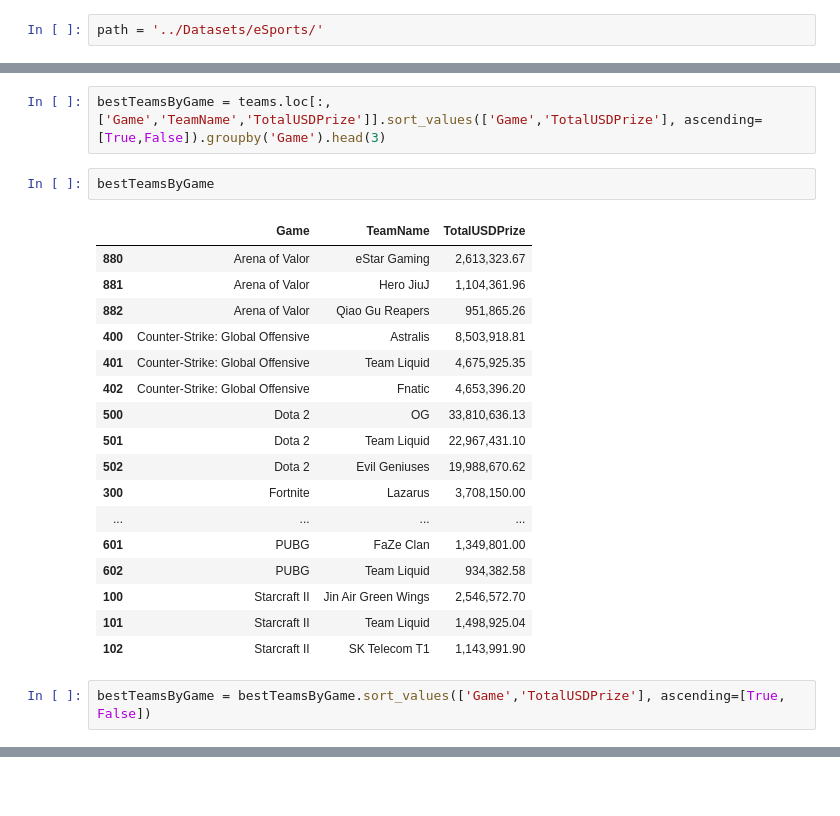
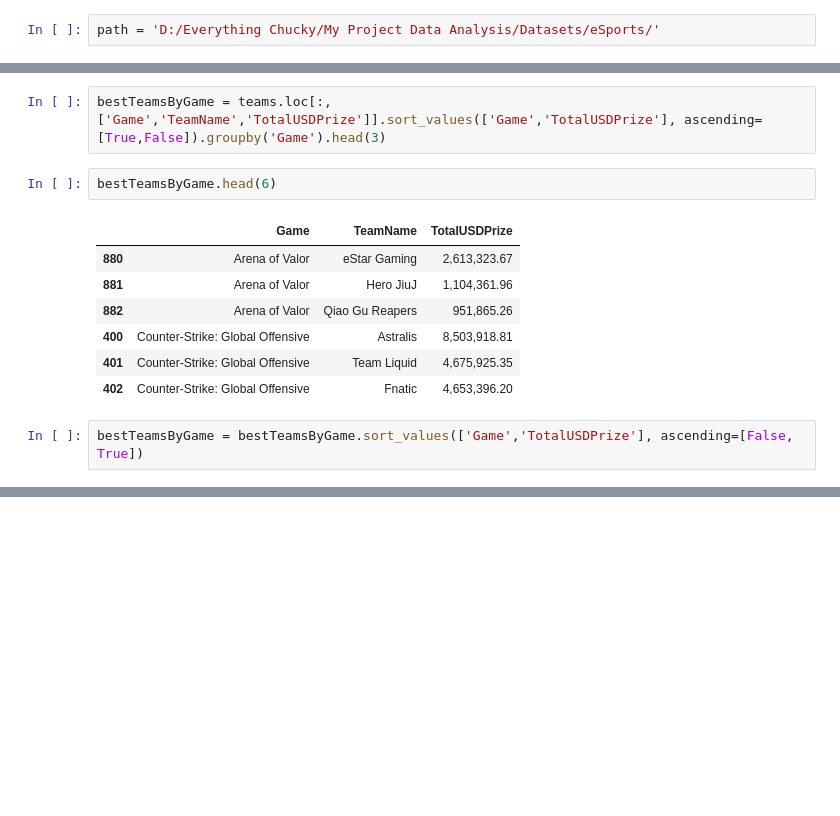
Before and after one commit to Teodor-Cristia/Portfolio, a Jupyter notebook: 3. eSports Earnings/Data Analysis in Jupyter Notebook.ipynb, the cells around one changed output, grey strips where cells are left out. Drawn from its saved outputs; the diff is of its cells as text; blank space fills up the shorter version.

```diff
--- a/3. eSports Earnings/Data Analysis in Jupyter Notebook.ipynb
+++ b/3. eSports Earnings/Data Analysis in Jupyter Notebook.ipynb
@@ -23,7 +23,7 @@ plt.style.use('seaborn')
 # %%
 # Dataset: https://www.kaggle.com/jackdaoud/esports-earnings-for-players-teams-by-game
 # %%
-path = '../Datasets/eSports/'
+path = 'D:/Everything Chucky/My Project Data Analysis/Datasets/eSports/'
 # %%
 countries = pd.read_csv(path + 'country-and-continent-codes-list.csv')
 players = pd.read_csv(path + 'highest_earning_players.csv')
@@ -586,27 +638,17 @@ teams.head()
 # %%
 bestTeamsByGame = teams.loc[:, ['Game','TeamName','TotalUSDPrize']].sort_values(['Game','TotalUSDPrize'], ascending=[True,False]).groupby('Game').head(3)
 # %%
-bestTeamsByGame
+bestTeamsByGame.head(6)
 # %% [output]
 |  | Game | TeamName | TotalUSDPrize |
 | 880 | Arena of Valor | eStar Gaming | 2,613,323.67 |
 | 881 | Arena of Valor | Hero JiuJ | 1,104,361.96 |
 | 882 | Arena of Valor | Qiao Gu Reapers | 951,865.26 |
 | 400 | Counter-Strike: Global Offensive | Astralis | 8,503,918.81 |
 | 401 | Counter-Strike: Global Offensive | Team Liquid | 4,675,925.35 |
 | 402 | Counter-Strike: Global Offensive | Fnatic | 4,653,396.20 |
-| 500 | Dota 2 | OG | 33,810,636.13 |
-| 501 | Dota 2 | Team Liquid | 22,967,431.10 |
-| 502 | Dota 2 | Evil Geniuses | 19,988,670.62 |
-| 300 | Fortnite | Lazarus | 3,708,150.00 |
-| ... | ... | ... | ... |
-| 601 | PUBG | FaZe Clan | 1,349,801.00 |
-| 602 | PUBG | Team Liquid | 934,382.58 |
-| 100 | Starcraft II | Jin Air Green Wings | 2,546,572.70 |
-| 101 | Starcraft II | Team Liquid | 1,498,925.04 |
-| 102 | Starcraft II | SK Telecom T1 | 1,143,991.90 |
 # %%
-bestTeamsByGame = bestTeamsByGame.sort_values(['Game','TotalUSDPrize'], ascending=[True, False])
+bestTeamsByGame = bestTeamsByGame.sort_values(['Game','TotalUSDPrize'], ascending=[False, True])
 # %%
 bestTeamsByGame
 # %% [output]
```
Also changed, not shown: parts of 15 cells of this notebook.
